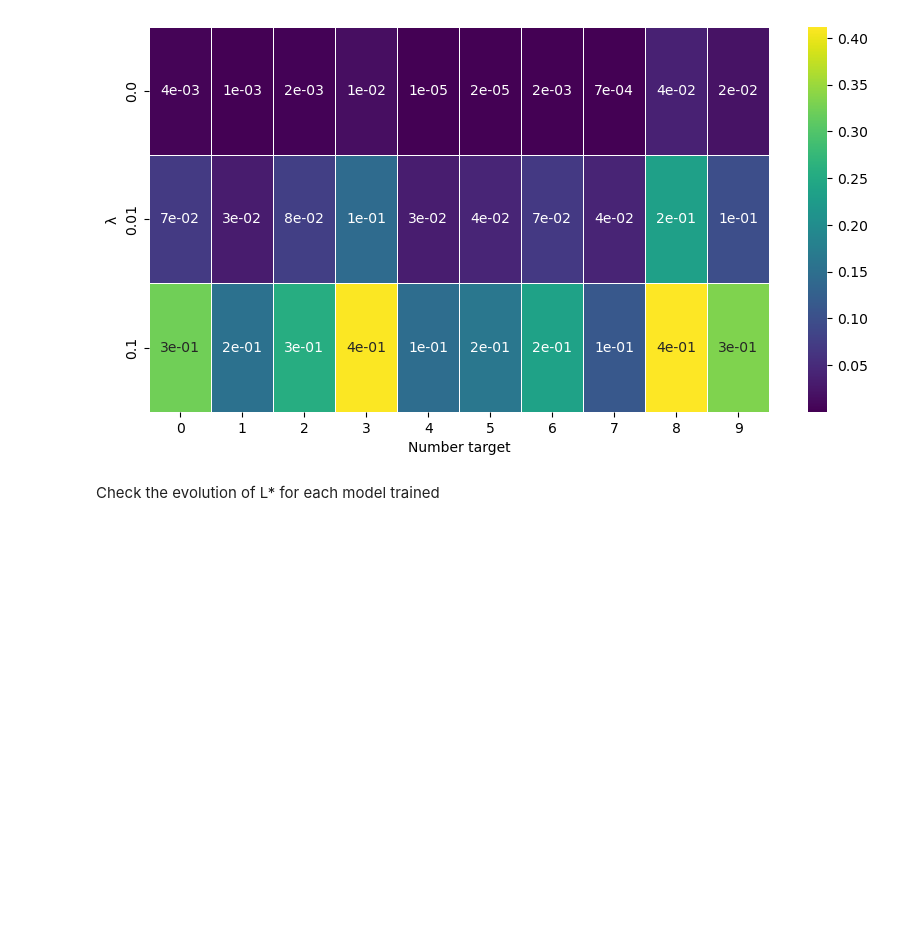
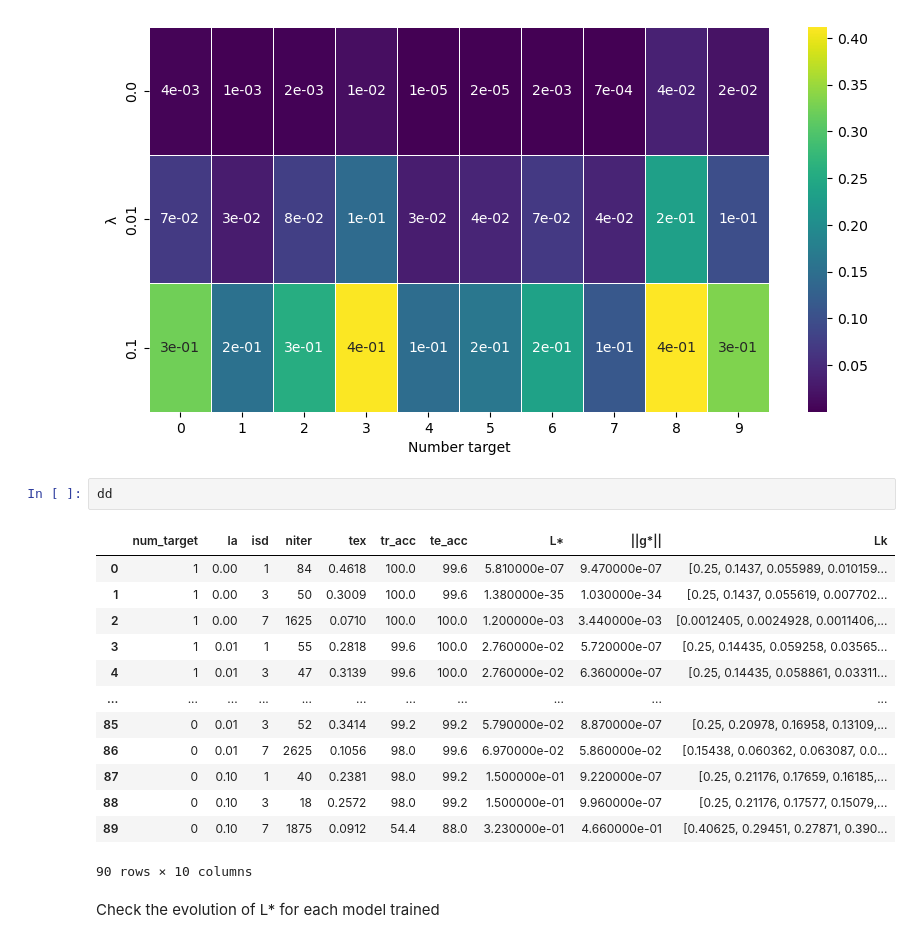
Before and after one commit to carlosarboness/NN-Mathematical-Optimization, a Jupyter notebook: graphics.ipynb, the cells around one changed output. Drawn from its saved outputs; the diff is of its cells as text; blank space fills up the shorter version.

```diff
--- a/graphics.ipynb
+++ b/graphics.ipynb
@@ -105,6 +105,22 @@ L* for isd = 3
 [figure]
 L* for isd = 7
 [figure]
+# %%
+dd
+# %% [output]
+|  | num_target | la | isd | niter | tex | tr_acc | te_acc | L* | ||g*|| | Lk |
+| 0 | 1 | 0.00 | 1 | 84 | 0.4618 | 100.0 | 99.6 | 5.810000e-07 | 9.470000e-07 | [0.25, 0.1437, 0.055989, 0.010159... |
+| 1 | 1 | 0.00 | 3 | 50 | 0.3009 | 100.0 | 99.6 | 1.380000e-35 | 1.030000e-34 | [0.25, 0.1437, 0.055619, 0.007702... |
+| 2 | 1 | 0.00 | 7 | 1625 | 0.0710 | 100.0 | 100.0 | 1.200000e-03 | 3.440000e-03 | [0.0012405, 0.0024928, 0.0011406,... |
+| 3 | 1 | 0.01 | 1 | 55 | 0.2818 | 99.6 | 100.0 | 2.760000e-02 | 5.720000e-07 | [0.25, 0.14435, 0.059258, 0.03565... |
+| 4 | 1 | 0.01 | 3 | 47 | 0.3139 | 99.6 | 100.0 | 2.760000e-02 | 6.360000e-07 | [0.25, 0.14435, 0.058861, 0.03311... |
+| ... | ... | ... | ... | ... | ... | ... | ... | ... | ... | ... |
+| 85 | 0 | 0.01 | 3 | 52 | 0.3414 | 99.2 | 99.2 | 5.790000e-02 | 8.870000e-07 | [0.25, 0.20978, 0.16958, 0.13109,... |
+| 86 | 0 | 0.01 | 7 | 2625 | 0.1056 | 98.0 | 99.6 | 6.970000e-02 | 5.860000e-02 | [0.15438, 0.060362, 0.063087, 0.0... |
+| 87 | 0 | 0.10 | 1 | 40 | 0.2381 | 98.0 | 99.2 | 1.500000e-01 | 9.220000e-07 | [0.25, 0.21176, 0.17659, 0.16185,... |
+| 88 | 0 | 0.10 | 3 | 18 | 0.2572 | 98.0 | 99.2 | 1.500000e-01 | 9.960000e-07 | [0.25, 0.21176, 0.17577, 0.15079,... |
+| 89 | 0 | 0.10 | 7 | 1875 | 0.0912 | 54.4 | 88.0 | 3.230000e-01 | 4.660000e-01 | [0.40625, 0.29451, 0.27871, 0.390... |
+90 rows × 10 columns
 # %% [markdown]
 Check the evolution of L* for each model trained
 # %%
```
Also changed, not shown: parts of 1 cell of this notebook.
